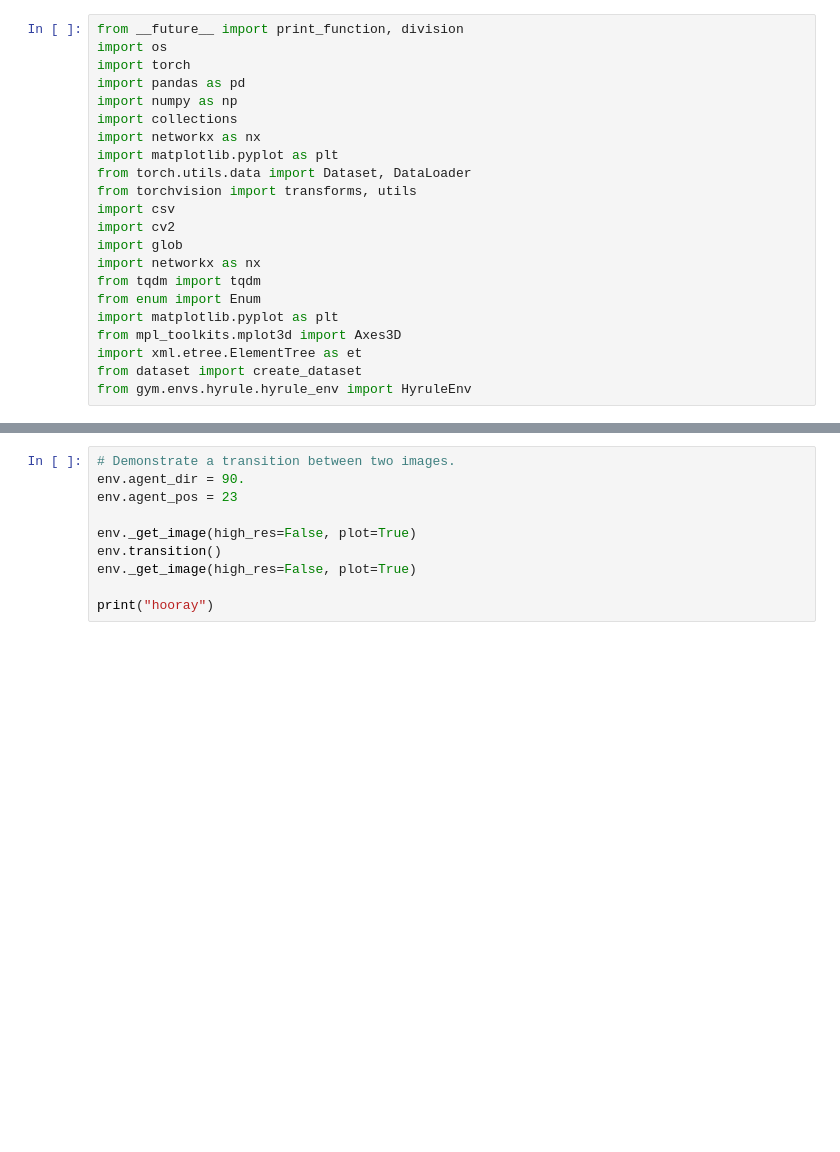
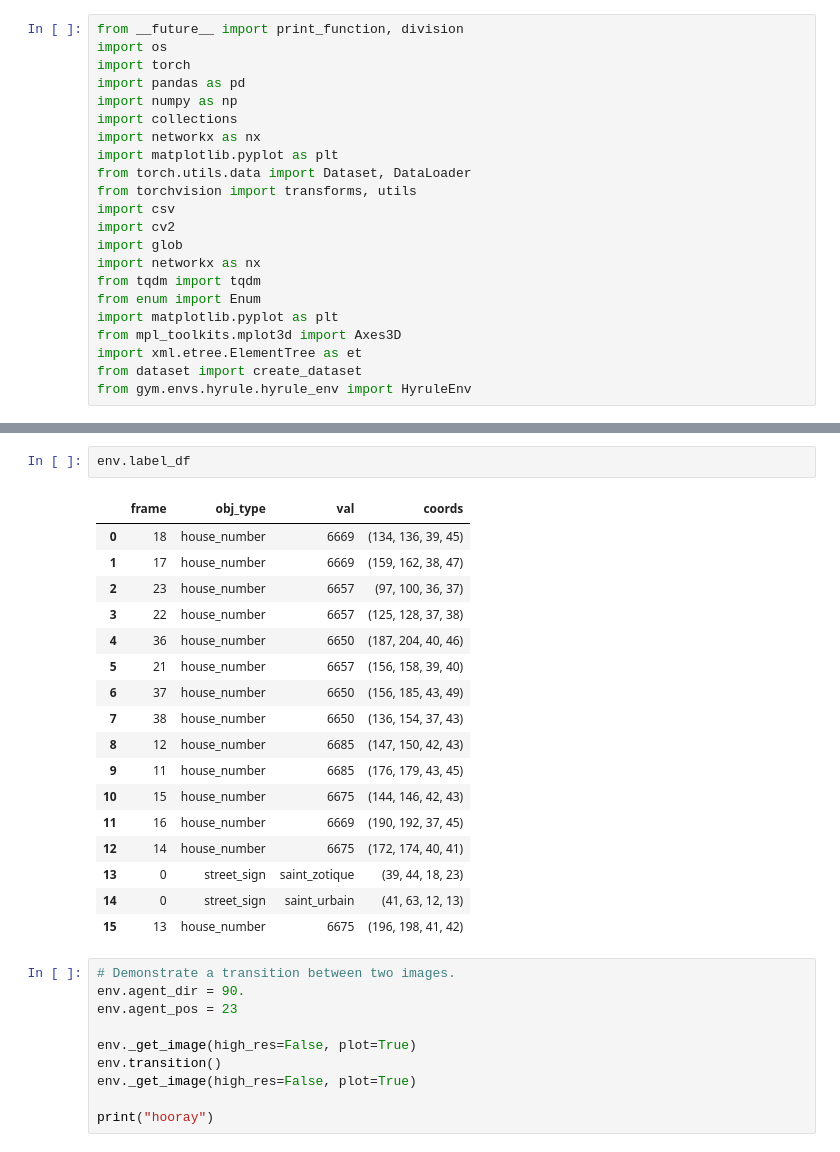
Before and after one commit to mweiss17/hyrule-gym, a Jupyter notebook: dataset.ipynb, the cells around one changed output, grey strips where cells are left out. Drawn from its saved outputs; the diff is of its cells as text; blank space fills up the shorter version.

```diff
--- a/dataset.ipynb
+++ b/dataset.ipynb
@@ -41,3 +40,23 @@ obs = env.reset()
+# %%
+env.label_df
+# %% [output]
+|  | frame | obj_type | val | coords |
+| 0 | 18 | house_number | 6669 | (134, 136, 39, 45) |
+| 1 | 17 | house_number | 6669 | (159, 162, 38, 47) |
+| 2 | 23 | house_number | 6657 | (97, 100, 36, 37) |
+| 3 | 22 | house_number | 6657 | (125, 128, 37, 38) |
+| 4 | 36 | house_number | 6650 | (187, 204, 40, 46) |
+| 5 | 21 | house_number | 6657 | (156, 158, 39, 40) |
+| 6 | 37 | house_number | 6650 | (156, 185, 43, 49) |
+| 7 | 38 | house_number | 6650 | (136, 154, 37, 43) |
+| 8 | 12 | house_number | 6685 | (147, 150, 42, 43) |
+| 9 | 11 | house_number | 6685 | (176, 179, 43, 45) |
+| 10 | 15 | house_number | 6675 | (144, 146, 42, 43) |
+| 11 | 16 | house_number | 6669 | (190, 192, 37, 45) |
+| 12 | 14 | house_number | 6675 | (172, 174, 40, 41) |
+| 13 | 0 | street_sign | saint_zotique | (39, 44, 18, 23) |
+| 14 | 0 | street_sign | saint_urbain | (41, 63, 12, 13) |
+| 15 | 13 | house_number | 6675 | (196, 198, 41, 42) |
 # %%
 # Demonstrate a transition between two images.
 env.agent_dir = 90.
```
Also changed, not shown: parts of 2 cells of this notebook, 5 other files.
